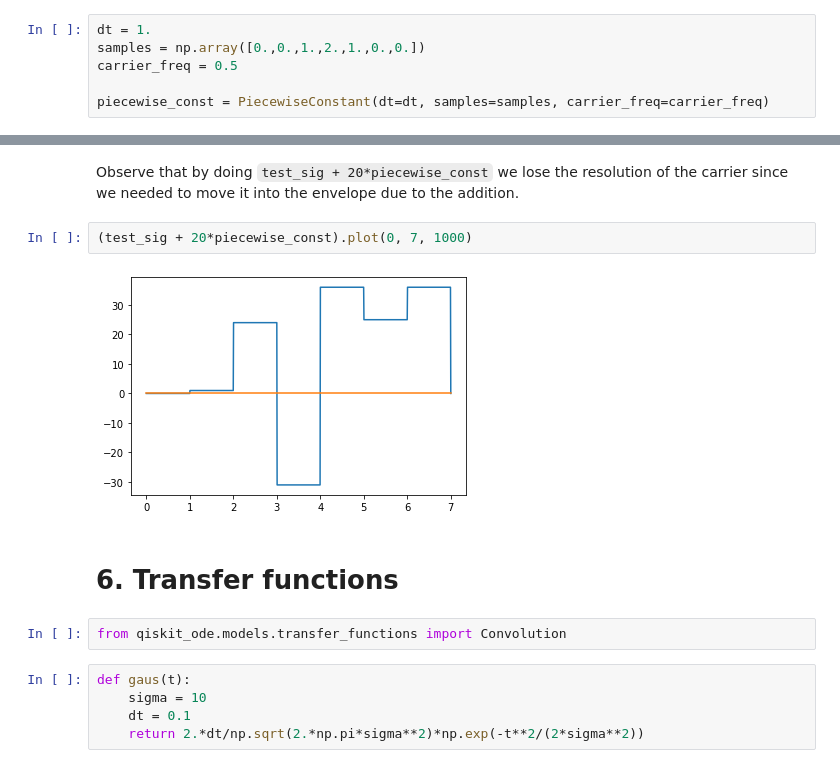
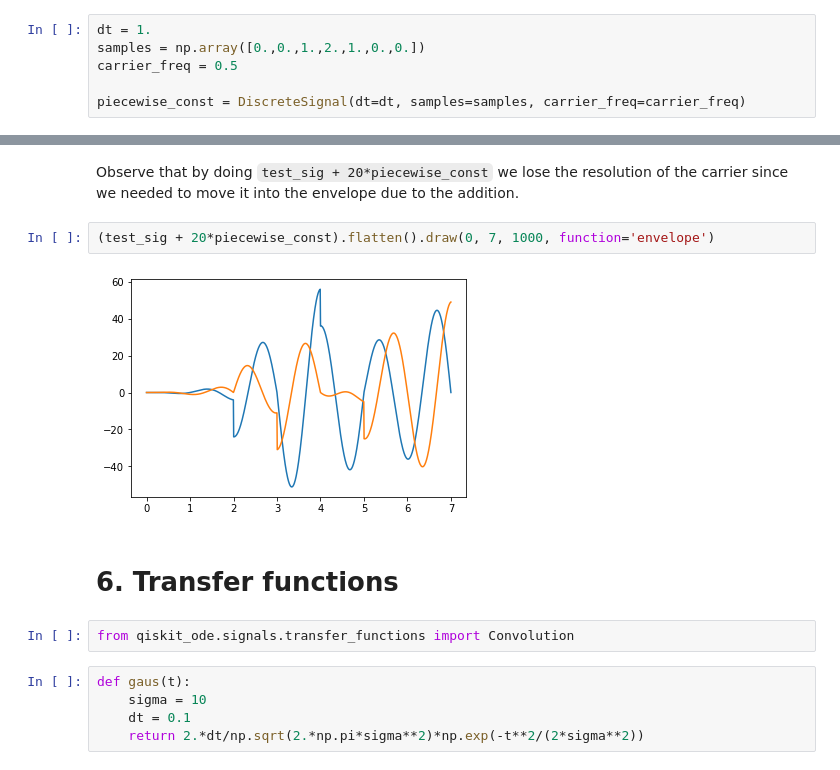
Before and after one commit to qiskit-community/qiskit-dynamics, a Jupyter notebook: example_notebooks/Signals.ipynb, the cells around one changed output, grey strips where cells are left out. Drawn from its saved outputs; the diff is of its cells as text.

```diff
--- a/example_notebooks/Signals.ipynb
+++ b/example_notebooks/Signals.ipynb
@@ -56,5 +62,5 @@ dt = 1.
 samples = np.array([0.,0.,1.,2.,1.,0.,0.])
 carrier_freq = 0.5
 
-piecewise_const = PiecewiseConstant(dt=dt, samples=samples, carrier_freq=carrier_freq)
+piecewise_const = DiscreteSignal(dt=dt, samples=samples, carrier_freq=carrier_freq)
 # %%
@@ -106,13 +111,13 @@ piecewise_const
 # %% [markdown]
 Observe that by doing `test_sig + 20*piecewise_const` we lose the resolution of the carrier since we needed to move it into the envelope due to the addition.
 # %%
-(test_sig + 20*piecewise_const).plot(0, 7, 1000)
+(test_sig + 20*piecewise_const).flatten().draw(0, 7, 1000, function='envelope')
 # %% [output]
-[figure, old version]
+[figure, new version]
 # %% [markdown]
 # 6. Transfer functions
 # %%
-from qiskit_ode.models.transfer_functions import Convolution
+from qiskit_ode.signals.transfer_functions import Convolution
 # %%
 def gaus(t):
     sigma = 10
```
Also changed, not shown: parts of 22 cells of this notebook, 2 other files.
